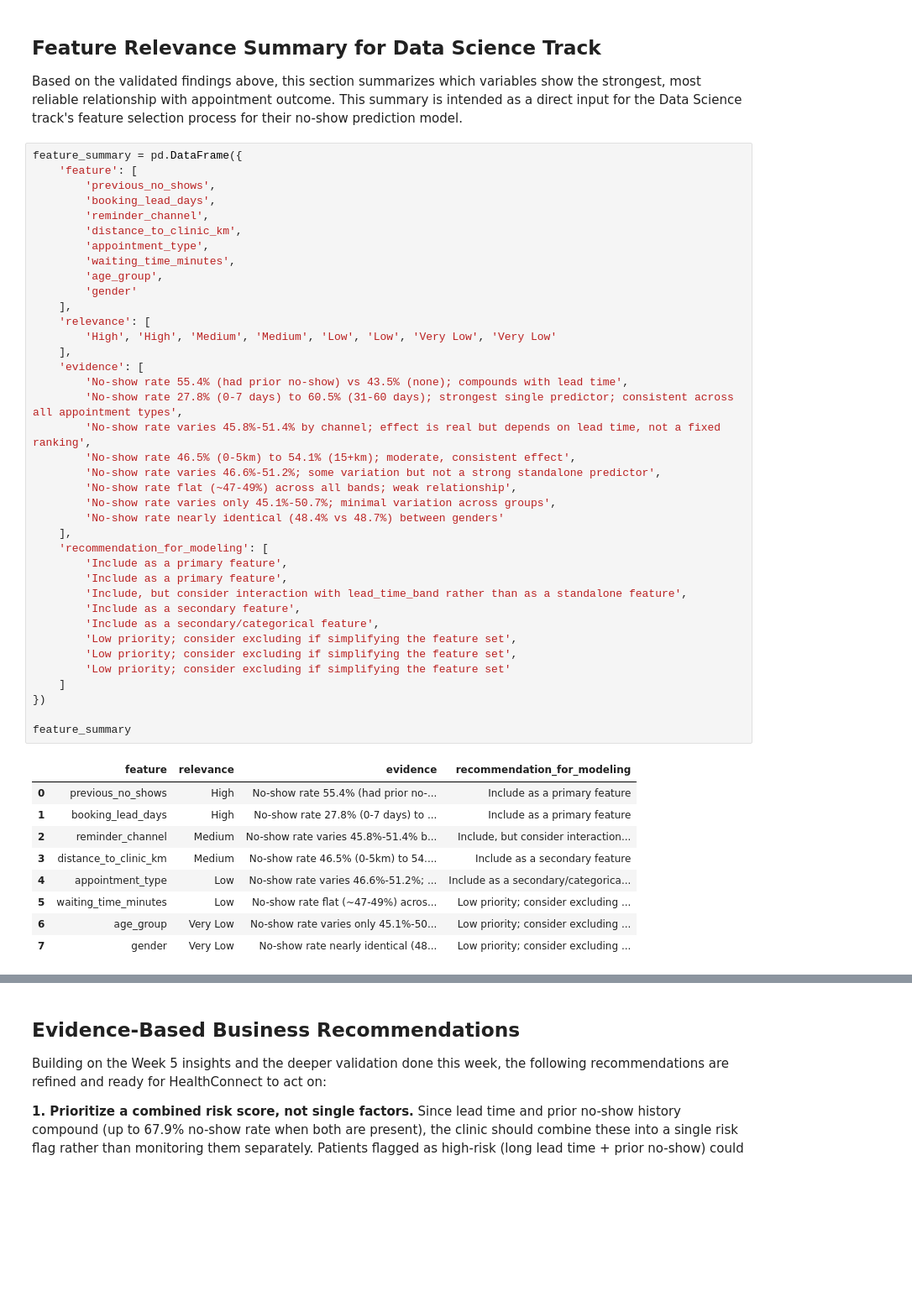
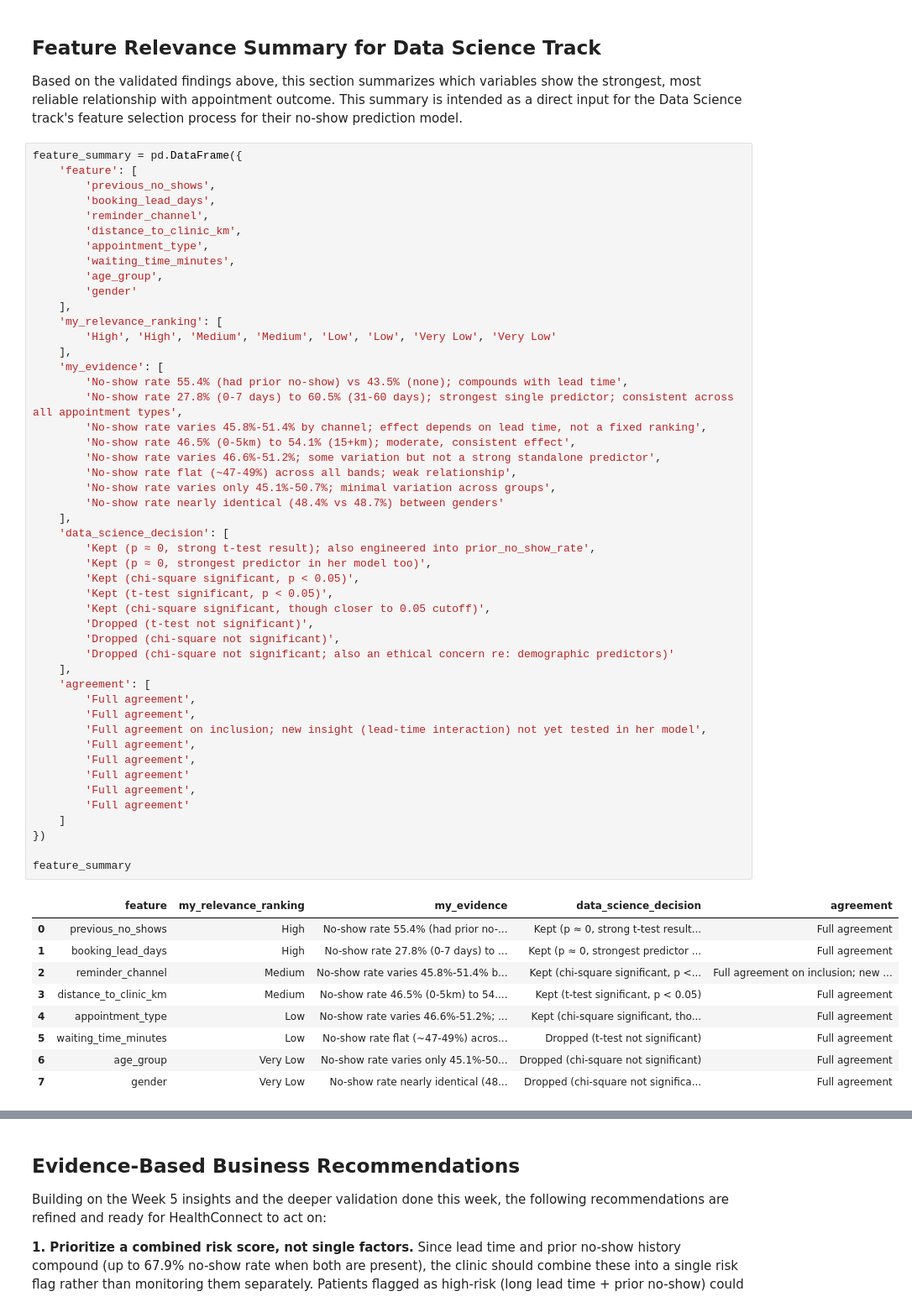
Before and after one commit to Osas-25/AnalystLab-Africa-Week4-Week5-Health-Connect-Analysis, a Jupyter notebook: Week6_Advance_Analytics.ipynb, the cells around one changed output, grey strips where cells are left out. Shown at 84% size. Saved outputs shown, nothing was run; the diff lists cells and outputs as text; blank space fills up the shorter version.

Commit message:
Week 6: advanced analytics, KPI validation, real cross-trackintegration with Data Science

```diff
--- a/Week6_Advance_Analytics.ipynb
+++ b/Week6_Advance_Analytics.ipynb
@@ -172,51 +173,61 @@ Based on the validated findings above, this section summarizes which variables s
 # %%
 feature_summary = pd.DataFrame({
     'feature': [
         'previous_no_shows',
         'booking_lead_days',
         'reminder_channel',
         'distance_to_clinic_km',
         'appointment_type',
         'waiting_time_minutes',
         'age_group',
         'gender'
     ],
-    'relevance': [
+    'my_relevance_ranking': [
         'High', 'High', 'Medium', 'Medium', 'Low', 'Low', 'Very Low', 'Very Low'
     ],
-    'evidence': [
+    'my_evidence': [
         'No-show rate 55.4% (had prior no-show) vs 43.5% (none); compounds with lead time',
         'No-show rate 27.8% (0-7 days) to 60.5% (31-60 days); strongest single predictor; consistent across all appointment types',
-        'No-show rate varies 45.8%-51.4% by channel; effect is real but depends on lead time, not a fixed ranking',
+        'No-show rate varies 45.8%-51.4% by channel; effect depends on lead time, not a fixed ranking',
         'No-show rate 46.5% (0-5km) to 54.1% (15+km); moderate, consistent effect',
         'No-show rate varies 46.6%-51.2%; some variation but not a strong standalone predictor',
         'No-show rate flat (~47-49%) across all bands; weak relationship',
         'No-show rate varies only 45.1%-50.7%; minimal variation across groups',
         'No-show rate nearly identical (48.4% vs 48.7%) between genders'
     ],
-    'recommendation_for_modeling': [
-        'Include as a primary feature',
-        'Include as a primary feature',
-        'Include, but consider interaction with lead_time_band rather than as a standalone feature',
-        'Include as a secondary feature',
-        'Include as a secondary/categorical feature',
-        'Low priority; consider excluding if simplifying the feature set',
-        'Low priority; consider excluding if simplifying the feature set',
-        'Low priority; consider excluding if simplifying the feature set'
+    'data_science_decision': [
+        'Kept (p ≈ 0, strong t-test result); also engineered into prior_no_show_rate',
+        'Kept (p ≈ 0, strongest predictor in her model too)',
+        'Kept (chi-square significant, p < 0.05)',
+        'Kept (t-test significant, p < 0.05)',
+        'Kept (chi-square significant, though closer to 0.05 cutoff)',
+        'Dropped (t-test not significant)',
+        'Dropped (chi-square not significant)',
+        'Dropped (chi-square not significant; also an ethical concern re: demographic predictors)'
+    ],
+    'agreement': [
+        'Full agreement',
+        'Full agreement',
+        'Full agreement on inclusion; new insight (lead-time interaction) not yet tested in her model',
+        'Full agreement',
+        'Full agreement',
+        'Full agreement'
+        'Full agreement',
+        'Full agreement'
     ]
 })
 
 feature_summary
 # %% [output]
-|  | feature | relevance | evidence | recommendation_for_modeling |
-| 0 | previous_no_shows | High | No-show rate 55.4% (had prior no-... | Include as a primary feature |
-| 1 | booking_lead_days | High | No-show rate 27.8% (0-7 days) to ... | Include as a primary feature |
-| 2 | reminder_channel | Medium | No-show rate varies 45.8%-51.4% b... | Include, but consider interaction... |
-| 3 | distance_to_clinic_km | Medium | No-show rate 46.5% (0-5km) to 54.... | Include as a secondary feature |
-| 4 | appointment_type | Low | No-show rate varies 46.6%-51.2%; ... | Include as a secondary/categorica... |
-| 5 | waiting_time_minutes | Low | No-show rate flat (~47-49%) acros... | Low priority; consider excluding ... |
-| 6 | age_group | Very Low | No-show rate varies only 45.1%-50... | Low priority; consider excluding ... |
-| 7 | gender | Very Low | No-show rate nearly identical (48... | Low priority; consider excluding ... |
+|  | feature | my_relevance_ranking | my_evidence | data_science_decision | agreement |
+| 0 | previous_no_shows | High | No-show rate 55.4% (had prior no-... | Kept (p ≈ 0, strong t-test result... | Full agreement |
+| 1 | booking_lead_days | High | No-show rate 27.8% (0-7 days) to ... | Kept (p ≈ 0, strongest predictor ... | Full agreement |
+| 2 | reminder_channel | Medium | No-show rate varies 45.8%-51.4% b... | Kept (chi-square significant, p <... | Full agreement on inclusion; new ... |
+| 3 | distance_to_clinic_km | Medium | No-show rate 46.5% (0-5km) to 54.... | Kept (t-test significant, p < 0.05) | Full agreement |
+| 4 | appointment_type | Low | No-show rate varies 46.6%-51.2%; ... | Kept (chi-square significant, tho... | Full agreement |
+| 5 | waiting_time_minutes | Low | No-show rate flat (~47-49%) acros... | Dropped (t-test not significant) | Full agreement |
+| 6 | age_group | Very Low | No-show rate varies only 45.1%-50... | Dropped (chi-square not significant) | Full agreement |
+| 7 | gender | Very Low | No-show rate nearly identical (48... | Dropped (chi-square not significa... | Full agreement |
 # %% [markdown]
 ### Exporting Feature Relevance Summary
 
```
Also changed, not shown: parts of 5 cells of this notebook, 3 other files.
